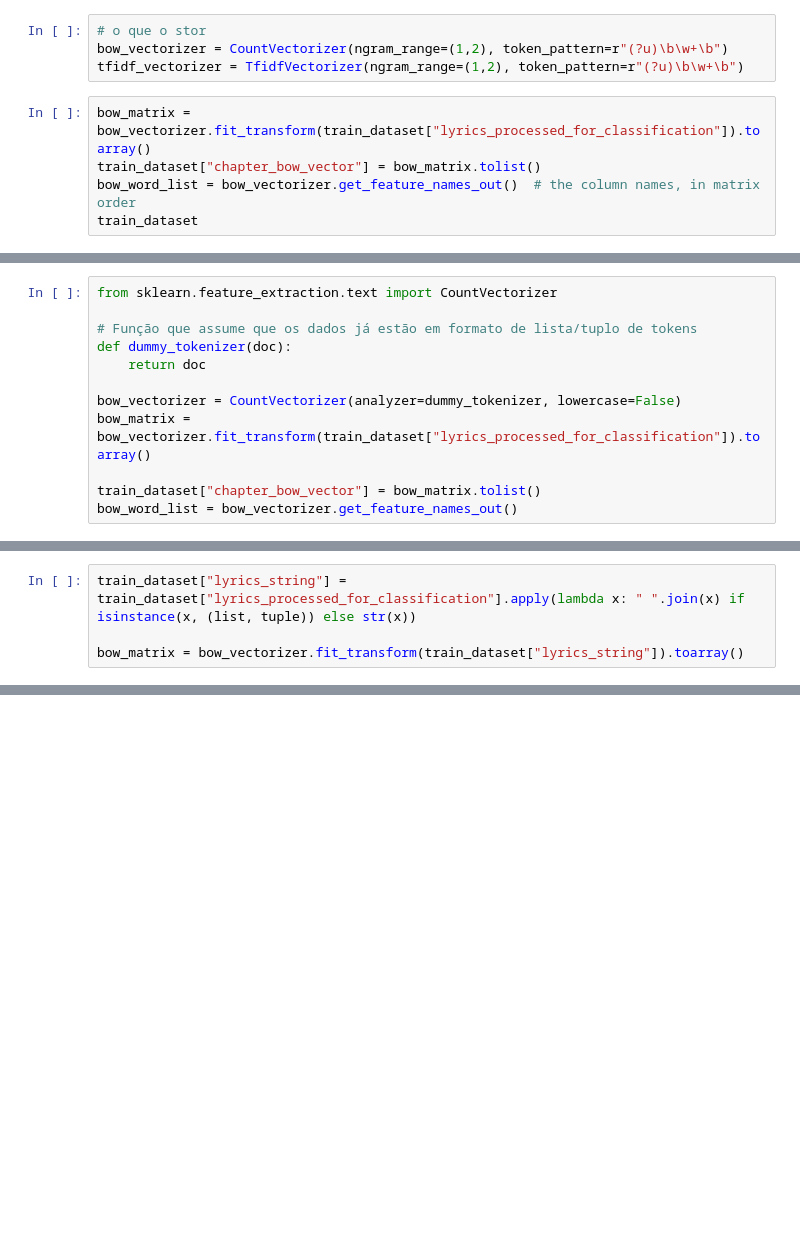
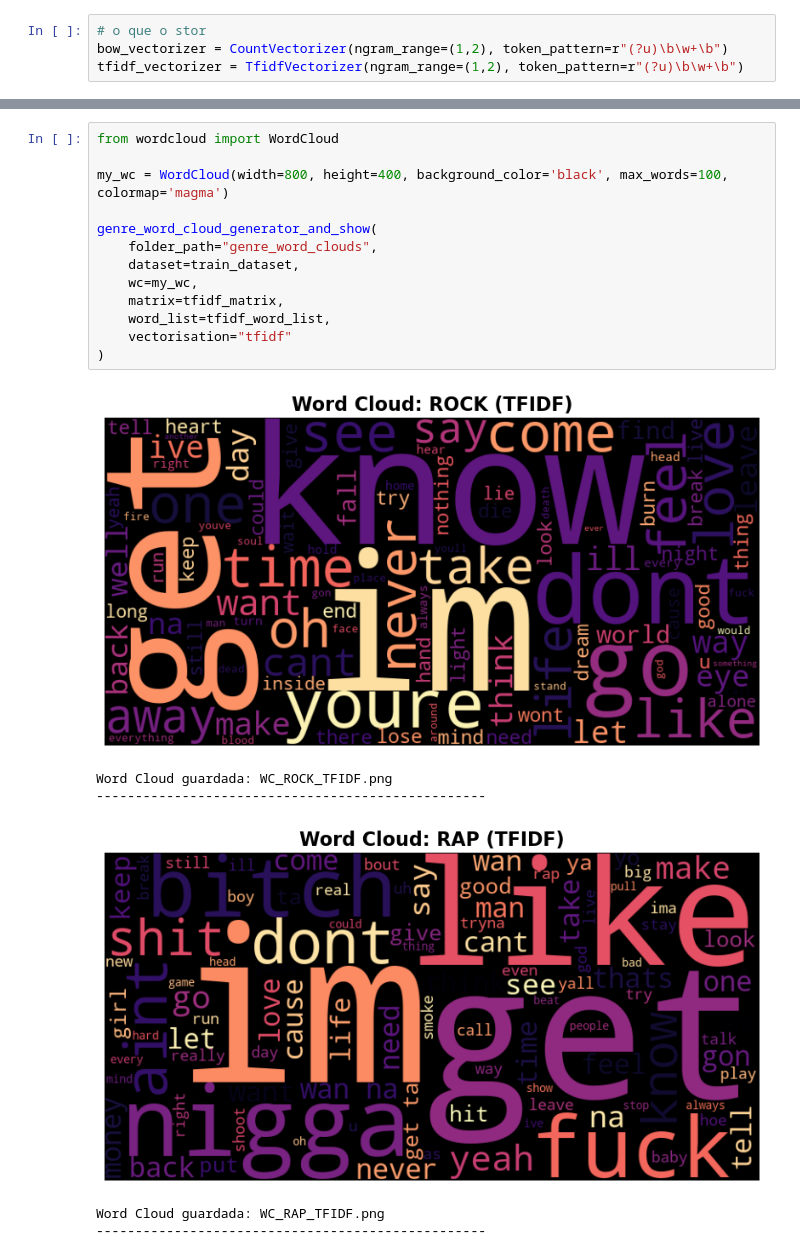
Before and after one commit to tiago2806/text-mining-project, a Jupyter notebook: 03 Vectorization and Modelling.ipynb, the cells around one changed output, grey strips where cells are left out. Saved outputs shown, nothing was run; the diff lists cells and outputs as text; blank space fills up the shorter version.

Commit message:
bow, tf idf vectorization and cooccurrence matrix

```diff
--- a/03 Vectorization and Modelling.ipynb
+++ b/03 Vectorization and Modelling.ipynb
@@ -66,8 +85,3 @@ from collections import Counter
 # o que o stor
 bow_vectorizer = CountVectorizer(ngram_range=(1,2), token_pattern=r"(?u)\b\w+\b")
 tfidf_vectorizer = TfidfVectorizer(ngram_range=(1,2), token_pattern=r"(?u)\b\w+\b")
-# %%
-bow_matrix = bow_vectorizer.fit_transform(train_dataset["lyrics_processed_for_classification"]).toarray()
-train_dataset["chapter_bow_vector"] = bow_matrix.tolist()
-bow_word_list = bow_vectorizer.get_feature_names_out()  # the column names, in matrix order
-train_dataset
@@ -76,12 +87,0 @@ AttributeError: 'tuple' object has no attribute 'lower'
-# %%
-from sklearn.feature_extraction.text import CountVectorizer
-
-# Função que assume que os dados já estão em formato de lista/tuplo de tokens
-def dummy_tokenizer(doc):
-    return doc
-
-bow_vectorizer = CountVectorizer(analyzer=dummy_tokenizer, lowercase=False)
-bow_matrix = bow_vectorizer.fit_transform(train_dataset["lyrics_processed_for_classification"]).toarray()
-
-train_dataset["chapter_bow_vector"] = bow_matrix.tolist()
-bow_word_list = bow_vectorizer.get_feature_names_out()
@@ -90,4 +87,0 @@ TypeError: unhashable type: 'list'
-# %%
-train_dataset["lyrics_string"] = train_dataset["lyrics_processed_for_classification"].apply(lambda x: " ".join(x) if isinstance(x, (list, tuple)) else str(x))
-
-bow_matrix = bow_vectorizer.fit_transform(train_dataset["lyrics_string"]).toarray()
@@ -95,0 +184,20 @@ TypeError: sequence item 0: expected str instance, list found
+# %%
+from wordcloud import WordCloud
+
+my_wc = WordCloud(width=800, height=400, background_color='black', max_words=100, colormap='magma')
+
+genre_word_cloud_generator_and_show(
+    folder_path="genre_word_clouds",
+    dataset=train_dataset,
+    wc=my_wc,
+    matrix=tfidf_matrix,
+    word_list=tfidf_word_list,
+    vectorisation="tfidf"
+)
+# %% [output]
+[figure, added]
+Word Cloud guardada: WC_ROCK_TFIDF.png
+--------------------------------------------------
+[figure, added]
+Word Cloud guardada: WC_RAP_TFIDF.png
+--------------------------------------------------
```
Also changed, not shown: parts of 8 cells of this notebook, 15 other files.
